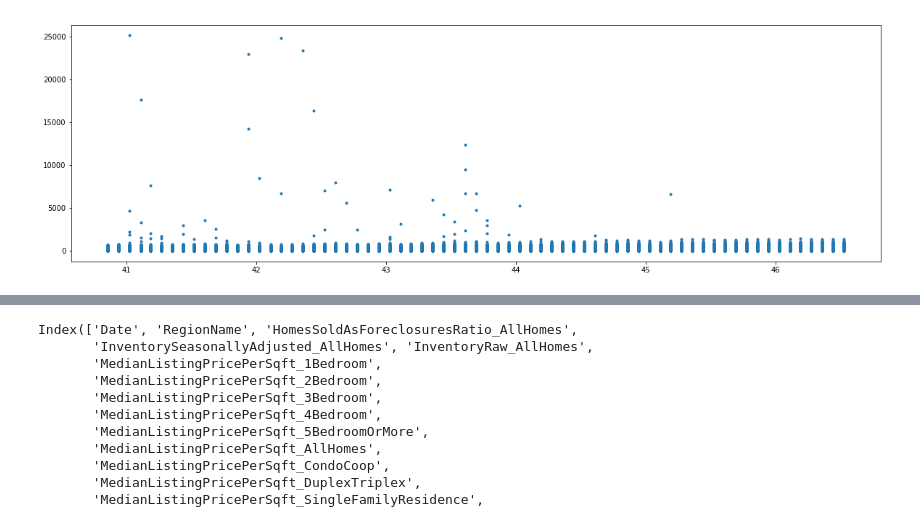
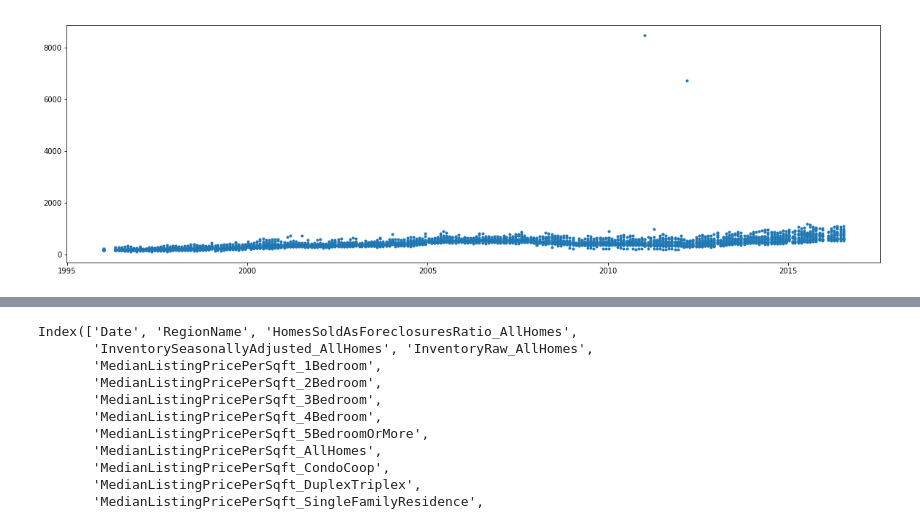
Before and after one commit to Priti001/Class_Project, a Jupyter notebook: Zillow_Explore_avl.ipynb, the cells around one changed output, grey strips where cells are left out. Cells and saved outputs as stored; diff of their text form; code cells hidden in the pictures.

Commit message:
fixed plotting so that years makes sense. Sample is run for Cities in San Mateo County

```diff
--- a/Zillow_Explore_avl.ipynb
+++ b/Zillow_Explore_avl.ipynb
@@ -58,4 +73,6 @@ print(len(crosswalk[['City']]))
 # %%
-sample = city_time_series[['Date','RegionName',
+col_of_interest = ['Date','City','County','State','RegionName',
                       'PriceToRentRatio_AllHomes','MedianSoldPrice_AllHomes',
-                     'MedianSoldPricePerSqft_AllHomes']].dropna(how='any')
+                     'MedianSoldPricePerSqft_AllHomes']
+sample = combine.loc[combine['County']=='San Mateo',col_of_interest]
+# sample = city_time_series[col_of_interest].dropna(how='any')
@@ -64,3 +86,7 @@ def str2unix(s):
     return time.mktime(datetime.datetime.strptime(s, "%Y-%m-%d").timetuple())
 def convert_timescale(x):
     return x/(60*60*24*365)
+def extract_year(x):
+    return datetime.datetime.strptime(x, "%Y-%m-%d").timetuple().tm_year
+def express_as_year(x):
+    return convert_timescale(str2unix(x))%1+extract_year(x)
@@ -99,6 +93,6 @@ Name: Date, dtype: float64
 # %%
 plt.figure(figsize=[20,6])
-plt.plot(sample['Date'].apply(str2unix).apply(convert_timescale),sample['MedianSoldPricePerSqft_AllHomes'],'.')
+plt.plot(sample['Date'].apply(express_as_year),sample['MedianSoldPricePerSqft_AllHomes'],'.')
 plt.show()
 # %% [output]
-[figure, old version]
+[figure, new version]
```
Also changed, not shown: parts of 8 cells of this notebook.
